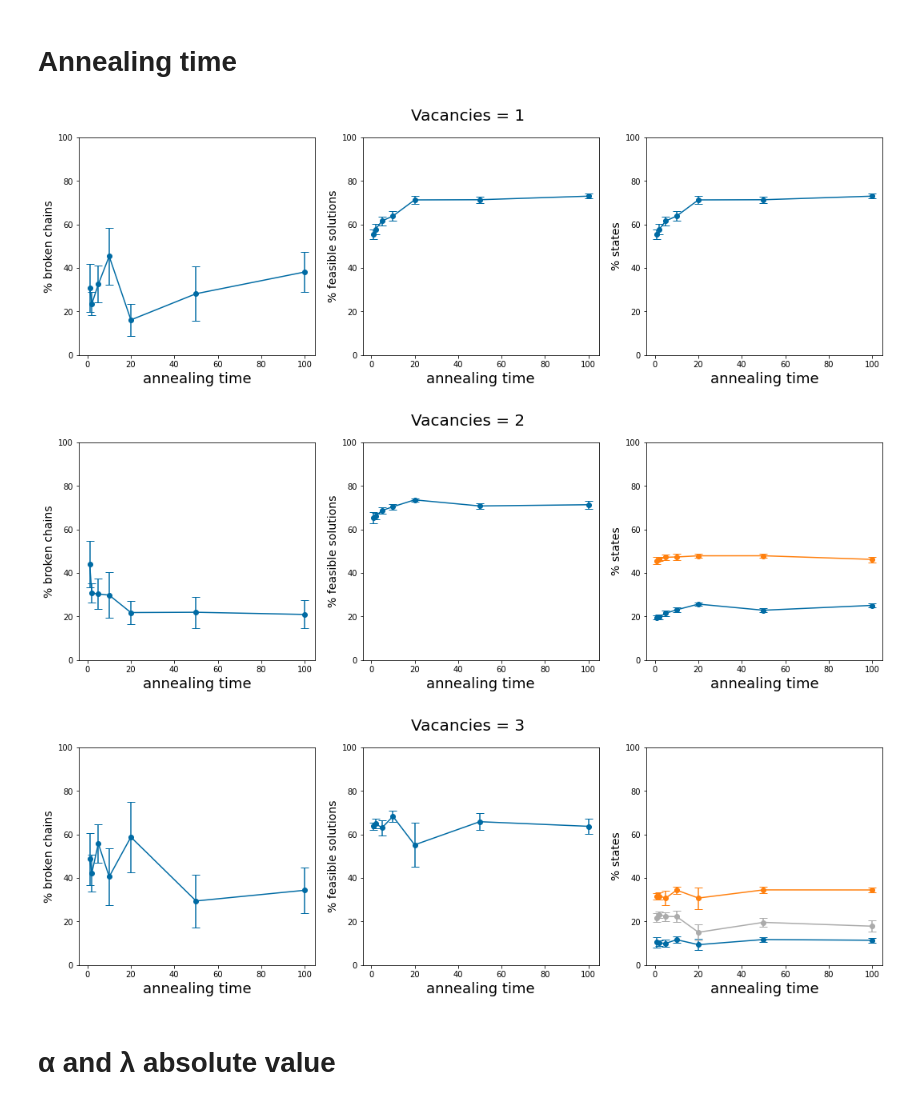
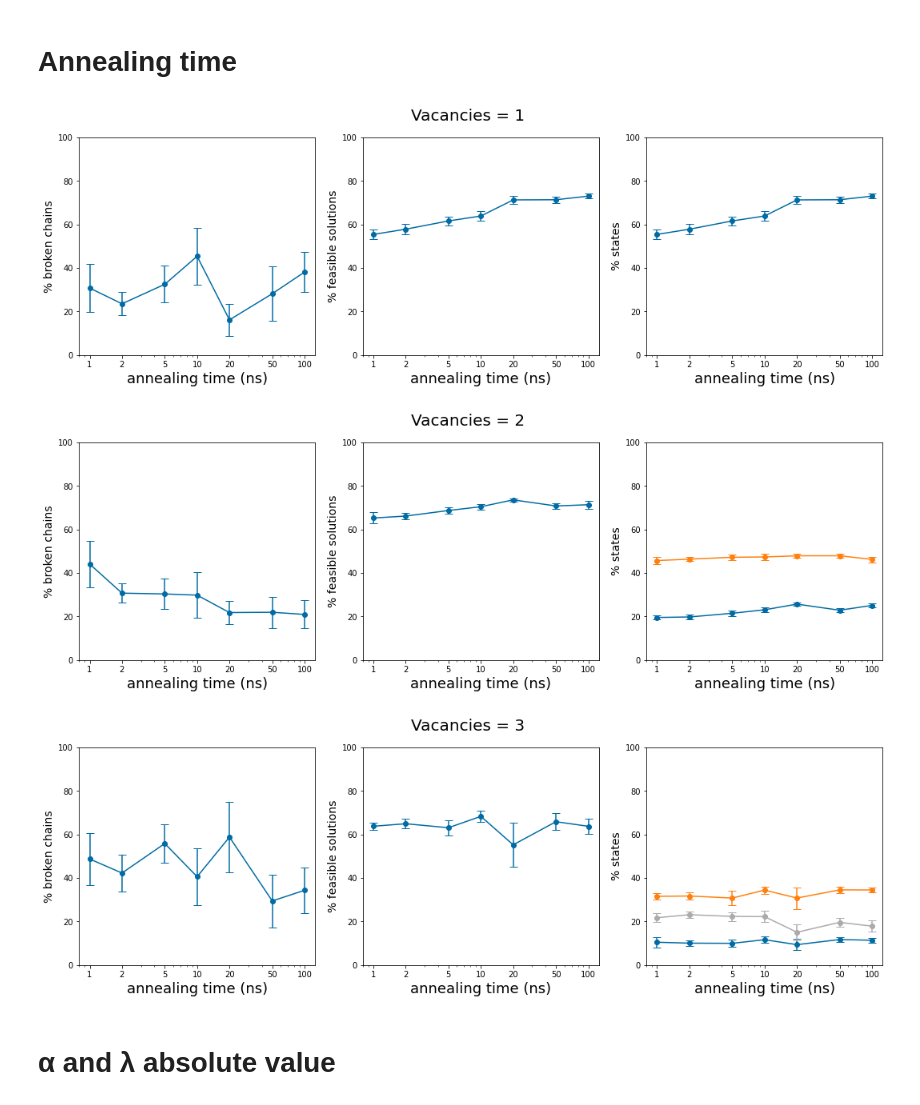
Before and after one commit to cmc-ucl/quantum_computing, a Jupyter notebook: Quantum_computing_and_materials_science/data_analysis.ipynb, the cells around one changed output. Drawn from its saved outputs; the diff is of its cells as text; code cells hidden in the pictures.

```diff
--- a/Quantum_computing_and_materials_science/data_analysis.ipynb
+++ b/Quantum_computing_and_materials_science/data_analysis.ipynb
@@ -800,38 +844,44 @@ for i,vac in enumerate([1,2,3]):
         ratio_broken_chains_std.append(np.std(ratio_broken_chains_tmp))
 
         ratio_feasible.append(np.average(ratio_feasible_tmp))
         ratio_feasible_std.append(np.std(ratio_feasible_tmp))
         #print(chain_strength,energy_distribution_tmp)
         energy_distribution_tmp = np.array(energy_distribution_tmp)/num_reads*100
         energy_distribution.append(np.average(energy_distribution_tmp,axis=0).tolist())
         energy_distribution_std.append(np.std(energy_distribution_tmp,axis=0).tolist())
 
 
     axs[0].errorbar(x, ratio_broken_chains, yerr = np.array(ratio_broken_chains_std)/2,fmt='-o',capsize=5)
     axs[1].errorbar(x, ratio_feasible, yerr = np.array(ratio_feasible_std)/2,fmt='-o',capsize=5)
 
     labels = [str(x) for x in range(len(energy_distribution[0]))]
     energy_distribution = np.array(energy_distribution)
     energy_distribution_std = np.array(energy_distribution_std)
     for j in range(len(energy_distribution[0])):
         axs[2].errorbar(x, energy_distribution[:,j], yerr = np.array(energy_distribution_std[:,j])/2,
                         label=labels[j], fmt='-o',capsize=5)
 
     axs[0].set_ylabel('% broken chains', fontsize=14)
     axs[1].set_ylabel('% feasible solutions', fontsize=14)
     axs[2].set_ylabel('% states', fontsize=14)
-
+    axs[0].set_xscale("log")
+    axs[0].set_xticks([1,2,5,10,20,50,100])
+    axs[1].set_xscale("log")
+    axs[1].set_xticks([1,2,5,10,20,50,100])
+    axs[2].set_xscale("log")
+    axs[2].set_xticks([1,2,5,10,20,50,100])
     for i in range(3):
         axs[i].yaxis.set_major_formatter(plt.FormatStrFormatter('%.0f'))
         axs[i].xaxis.set_major_formatter(plt.FormatStrFormatter('%.0f'))
-        axs[i].set_xlabel("annealing time", fontsize=18)
+        axs[i].set_xlabel("annealing time (ns)", fontsize=18)
         axs[i].set_ylim([0, 100])
+
     plt.show()
     fig.savefig('./data/images/annealing_time_graphs_%s.png'%str(vac),dpi=200)
 # %% [output]
-[figure, old version]
+[figure, new version]
-[figure, old version]
+[figure, new version]
-[figure, old version]
+[figure, new version]
 # %% [markdown]
 # <a id='absolute'>α and λ absolute value</a>
 # %%
```
Also changed, not shown: parts of 63 cells of this notebook, 15 other files.
